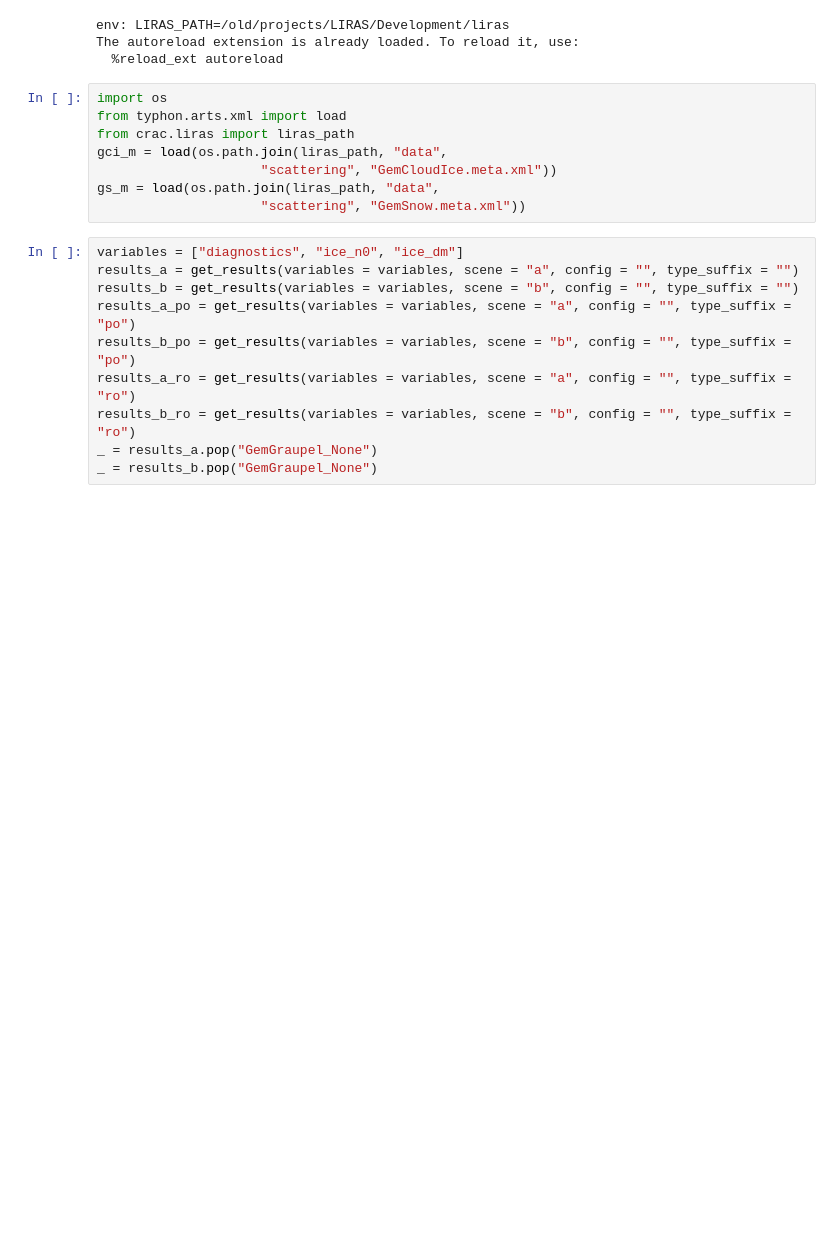
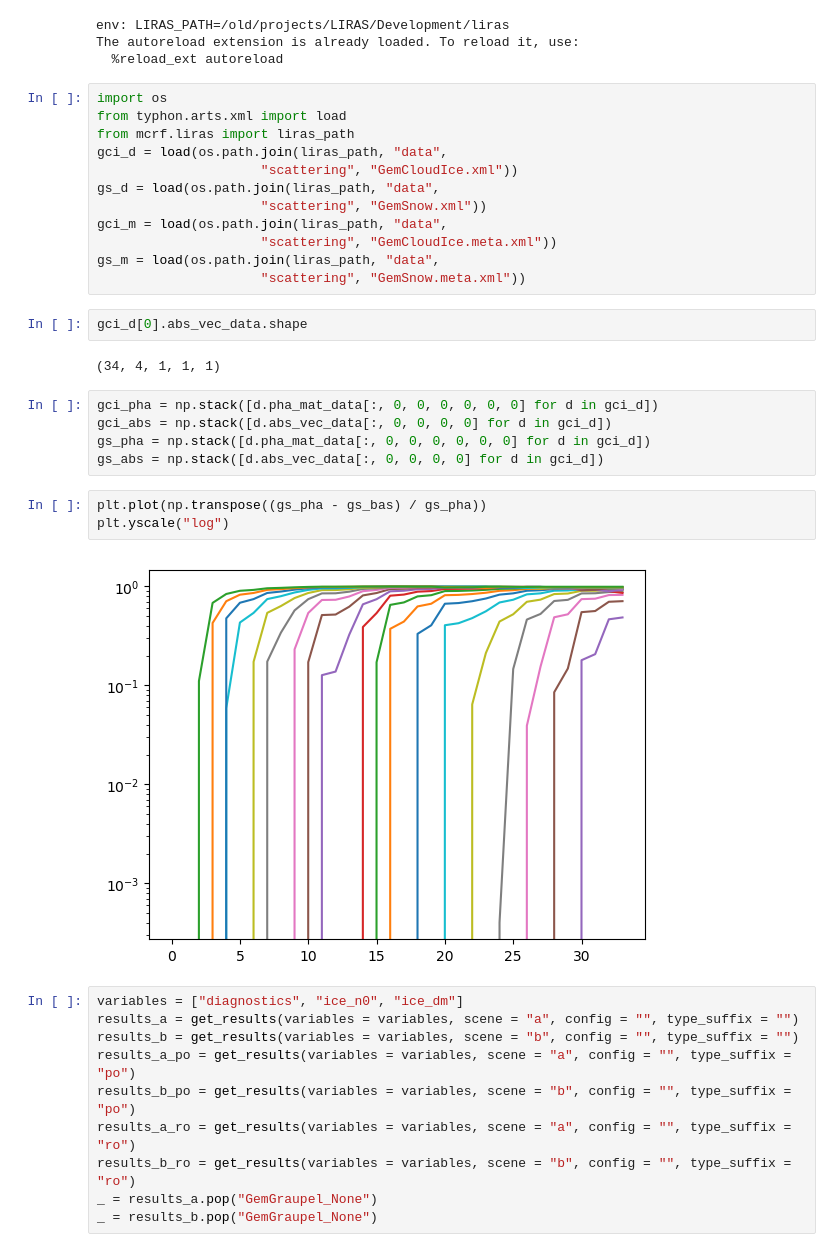
Before and after one commit to simonpf/mcrf, a Jupyter notebook: notebooks/liras/combined_results.ipynb, the cells around one changed output. Saved outputs shown, nothing was run; the diff lists cells and outputs as text; blank space fills up the shorter version.

```diff
--- a/notebooks/liras/combined_results.ipynb
+++ b/notebooks/liras/combined_results.ipynb
@@ -18,11 +18,29 @@ The autoreload extension is already loaded. To reload it, use:
 # %%
 import os
 from typhon.arts.xml import load
-from crac.liras import liras_path
+from mcrf.liras import liras_path
+gci_d = load(os.path.join(liras_path, "data",
+                     "scattering", "GemCloudIce.xml"))
+gs_d = load(os.path.join(liras_path, "data",
+                     "scattering", "GemSnow.xml"))
 gci_m = load(os.path.join(liras_path, "data",
                      "scattering", "GemCloudIce.meta.xml"))
 gs_m = load(os.path.join(liras_path, "data",
                      "scattering", "GemSnow.meta.xml"))
+# %%
+gci_d[0].abs_vec_data.shape
+# %% [output]
+(34, 4, 1, 1, 1)
+# %%
+gci_pha = np.stack([d.pha_mat_data[:, 0, 0, 0, 0, 0, 0] for d in gci_d])
+gci_abs = np.stack([d.abs_vec_data[:, 0, 0, 0, 0] for d in gci_d])
+gs_pha = np.stack([d.pha_mat_data[:, 0, 0, 0, 0, 0, 0] for d in gci_d])
+gs_abs = np.stack([d.abs_vec_data[:, 0, 0, 0, 0] for d in gci_d])
+# %%
+plt.plot(np.transpose((gs_pha - gs_bas) / gs_pha))
+plt.yscale("log")
+# %% [output]
+[figure, added]
 # %%
 variables = ["diagnostics", "ice_n0", "ice_dm"]
 results_a = get_results(variables = variables, scene = "a", config = "", type_suffix = "")
```
Also changed, not shown: parts of 5 cells of this notebook, 2 other files.
